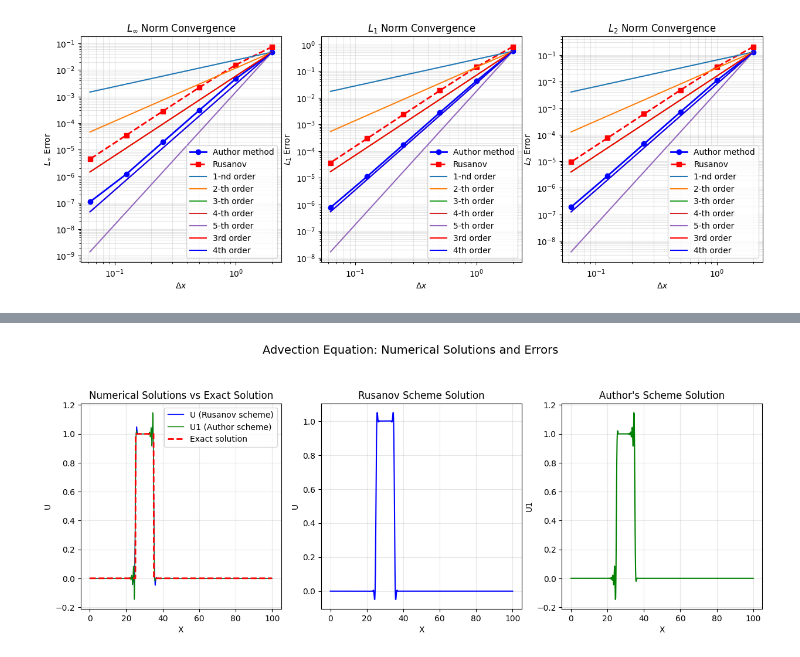
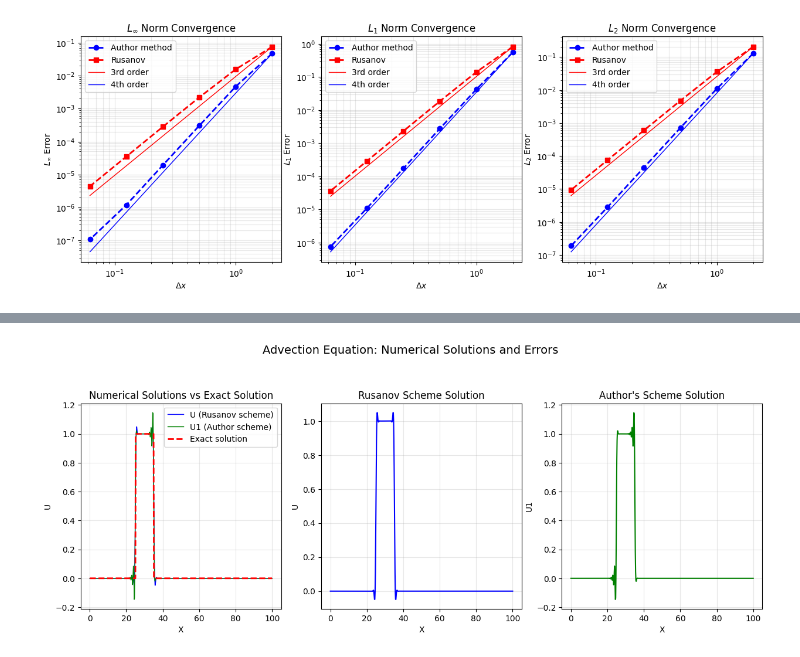
Before and after one commit to ukolov-ivan/mipt-vkr, a Jupyter notebook: src/advect.ipynb, the cells around one changed output, grey strips where cells are left out. Saved outputs shown, nothing was run; the diff lists cells and outputs as text; code cells hidden in the pictures.

```diff
--- a/src/advect.ipynb
+++ b/src/advect.ipynb
@@ -409,35 +355,35 @@ dxs = np.array(dxs)
 # %%
 from matplotlib.axes import Axes
 
 
 fig, axes = plt.subplots(1, 3, figsize=(15, 5))
 norm_names = ['$L_{\infty}$', '$L_1$', '$L_2$']
 errors_method_all = [errors_method_Linf, errors_method_L1, errors_method_L2]
 errors_rusanov_all = [errors_rusanov_Linf, errors_rusanov_L1, errors_rusanov_L2]
 
 for ax, name, err_m, err_r in zip(axes, norm_names, errors_method_all, errors_rusanov_all):
     ax: Axes
-    ax.loglog(dxs, err_m, 'bo-', label='Author method', linewidth=2)
+    ax.loglog(dxs, err_m, 'bo--', label='Author method', linewidth=2)
     ax.loglog(dxs, err_r, 'rs--', label='Rusanov', linewidth=2)
 
     # Reference slopes
     slope = (dxs / dxs[0])
-    for order in [1, 2, 3, 4, 5]:
-        ax.loglog(dxs, err_m[0] * slope**order, label=f"{order}-{'nd' if order < 2 else 'th'} order")
+    # debug
+    # for order in [1, 2, 3, 4, 5]:
+        # ax.loglog(dxs, err_m[0] * slope**order, label=f"{order}-{'nd' if order < 2 else 'th'} order")
 
-    # ax.loglog(dxs, slope**4, label='4th order')
-    ax.loglog(dxs, err_m[0] * slope**3, label='3rd order', color ='red')
-    ax.loglog(dxs, err_m[0] * slope**4, label='4th order', color='blue')
+    ax.loglog(dxs, err_r[0] * slope**3, label='3rd order', color ='red', linewidth=1)
+    ax.loglog(dxs, err_m[0] * slope**4, label='4th order', color='blue', linewidth=1)
 
     ax.set_xlabel(r'$\Delta x$')
     ax.set_ylabel(f'{name} Error')
     ax.set_title(f'{name} Norm Convergence')
     ax.legend()
     ax.grid(True, which='both', alpha=0.3)
 
 plt.show()
 # %% [output]
-[figure, old version]
+[figure, new version]
 # %%
 grid, u, u_rusanov, u_exact = advect(
     max_time=10,
```
Also changed, not shown: parts of 6 cells of this notebook.
